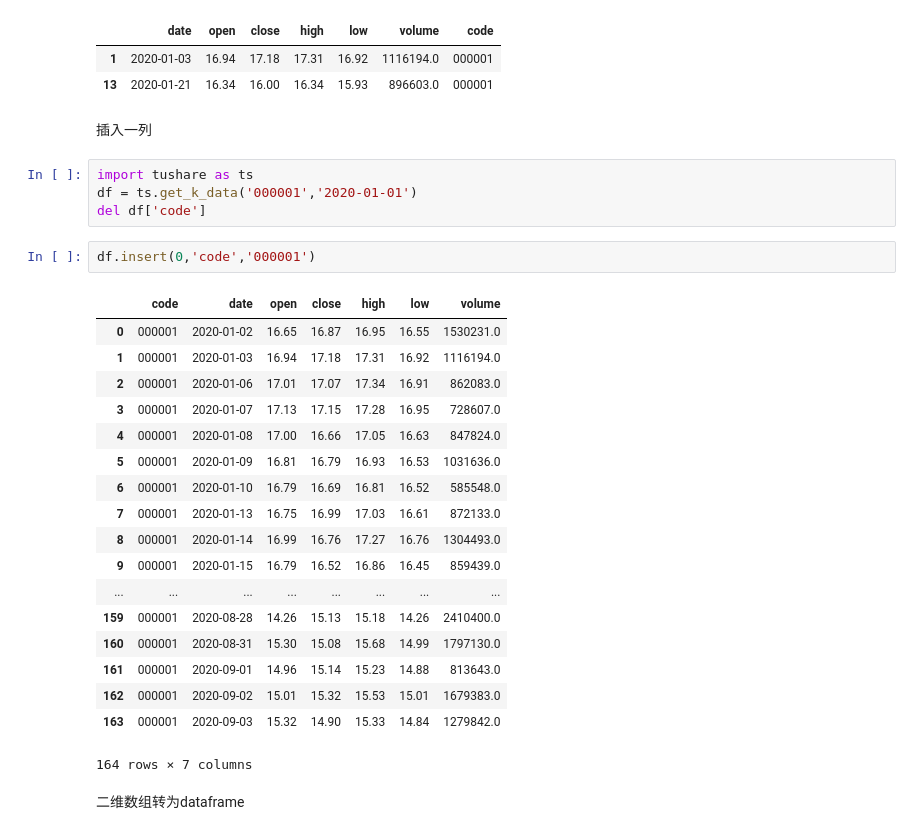
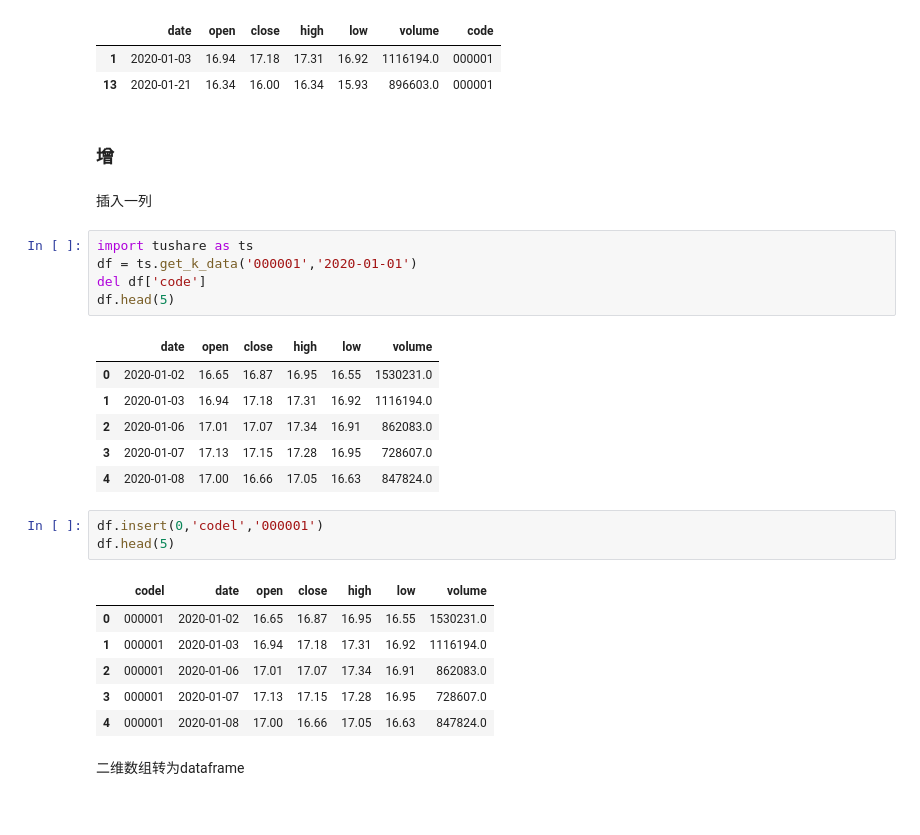
Before and after one commit to Yanie1asdfg/Quant-Lectures, a Jupyter notebook: 1.5 pandas.ipynb, the cells around one changed output. Drawn from its saved outputs; the diff is of its cells as text.

```diff
--- a/1.5 pandas.ipynb
+++ b/1.5 pandas.ipynb
@@ -296,33 +302,32 @@ df[df['high'].isin([17.31,16.34])]
 |  | date | open | close | high | low | volume | code |
 | 1 | 2020-01-03 | 16.94 | 17.18 | 17.31 | 16.92 | 1116194.0 | 000001 |
 | 13 | 2020-01-21 | 16.34 | 16.00 | 16.34 | 15.93 | 896603.0 | 000001 |
+# %% [markdown]
+### 增
 # %% [markdown]
 插入一列
 # %%
 import tushare as ts
 df = ts.get_k_data('000001','2020-01-01')
 del df['code']
+df.head(5)
+# %% [output]
+|  | date | open | close | high | low | volume |
+| 0 | 2020-01-02 | 16.65 | 16.87 | 16.95 | 16.55 | 1530231.0 |
+| 1 | 2020-01-03 | 16.94 | 17.18 | 17.31 | 16.92 | 1116194.0 |
+| 2 | 2020-01-06 | 17.01 | 17.07 | 17.34 | 16.91 | 862083.0 |
+| 3 | 2020-01-07 | 17.13 | 17.15 | 17.28 | 16.95 | 728607.0 |
+| 4 | 2020-01-08 | 17.00 | 16.66 | 17.05 | 16.63 | 847824.0 |
 # %%
-df.insert(0,'code','000001')
+df.insert(0,'codel','000001')
+df.head(5)
 # %% [output]
-|  | code | date | open | close | high | low | volume |
+|  | codel | date | open | close | high | low | volume |
 | 0 | 000001 | 2020-01-02 | 16.65 | 16.87 | 16.95 | 16.55 | 1530231.0 |
 | 1 | 000001 | 2020-01-03 | 16.94 | 17.18 | 17.31 | 16.92 | 1116194.0 |
 | 2 | 000001 | 2020-01-06 | 17.01 | 17.07 | 17.34 | 16.91 | 862083.0 |
 | 3 | 000001 | 2020-01-07 | 17.13 | 17.15 | 17.28 | 16.95 | 728607.0 |
 | 4 | 000001 | 2020-01-08 | 17.00 | 16.66 | 17.05 | 16.63 | 847824.0 |
-| 5 | 000001 | 2020-01-09 | 16.81 | 16.79 | 16.93 | 16.53 | 1031636.0 |
-| 6 | 000001 | 2020-01-10 | 16.79 | 16.69 | 16.81 | 16.52 | 585548.0 |
-| 7 | 000001 | 2020-01-13 | 16.75 | 16.99 | 17.03 | 16.61 | 872133.0 |
-| 8 | 000001 | 2020-01-14 | 16.99 | 16.76 | 17.27 | 16.76 | 1304493.0 |
-| 9 | 000001 | 2020-01-15 | 16.79 | 16.52 | 16.86 | 16.45 | 859439.0 |
-| ... | ... | ... | ... | ... | ... | ... | ... |
-| 159 | 000001 | 2020-08-28 | 14.26 | 15.13 | 15.18 | 14.26 | 2410400.0 |
-| 160 | 000001 | 2020-08-31 | 15.30 | 15.08 | 15.68 | 14.99 | 1797130.0 |
-| 161 | 000001 | 2020-09-01 | 14.96 | 15.14 | 15.23 | 14.88 | 813643.0 |
-| 162 | 000001 | 2020-09-02 | 15.01 | 15.32 | 15.53 | 15.01 | 1679383.0 |
-| 163 | 000001 | 2020-09-03 | 15.32 | 14.90 | 15.33 | 14.84 | 1279842.0 |
-164 rows × 7 columns
 # %% [markdown]
 二维数组转为dataframe
 # %%
```
Also changed, not shown: parts of 28 cells of this notebook.
